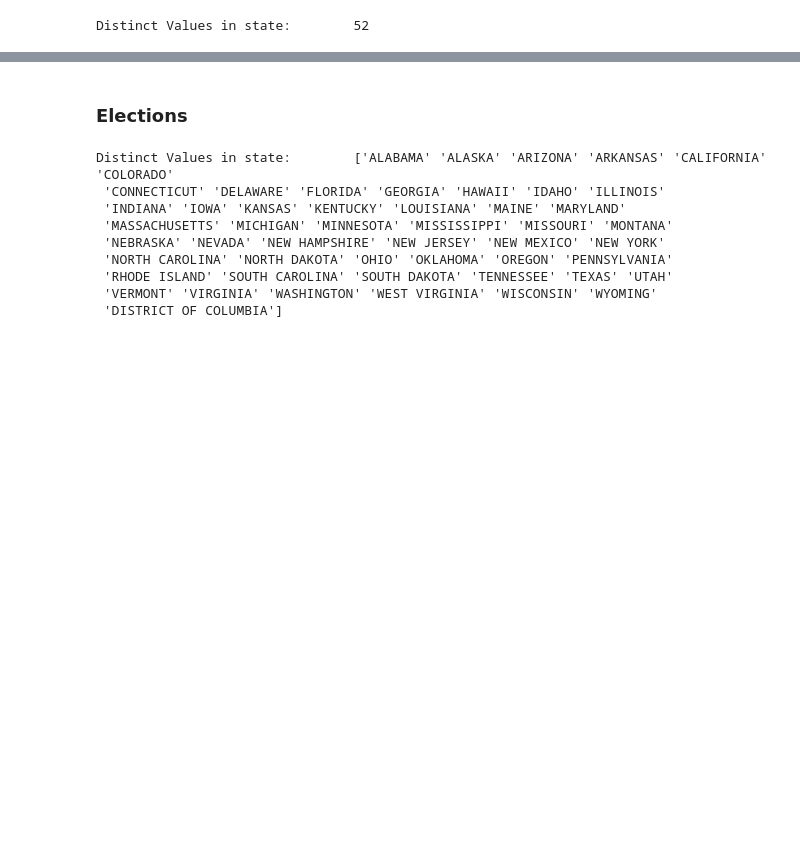
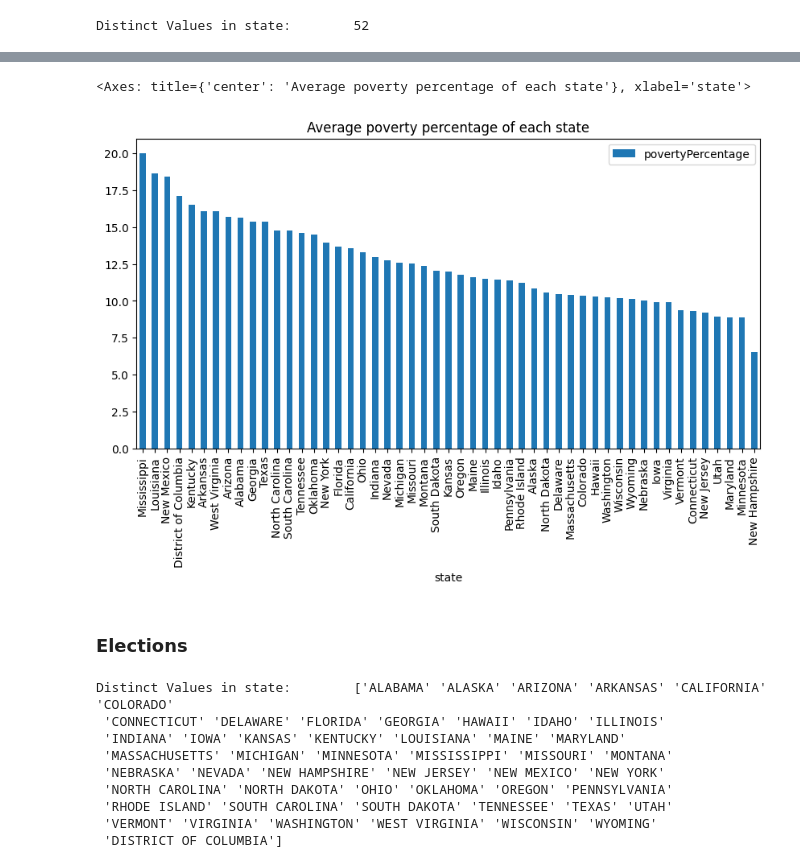
Before and after one commit to irenedovichi/DM-project, a Jupyter notebook: DataUnderstanding.ipynb, the cells around one changed output, grey strips where cells are left out. Saved outputs shown, nothing was run; the diff lists cells and outputs as text; code cells hidden in the pictures; blank space fills up the shorter version.

```diff
--- a/DataUnderstanding.ipynb
+++ b/DataUnderstanding.ipynb
@@ -215,3 +287,9 @@ Distinct Values in state:        52
+# %%
+# bar of the average poverty percentage of each state ordering by most poor state
+df_poverty[df_poverty.state != 'United States'].groupby('state').mean().sort_values(by='povertyPercentage', ascending=False).plot(kind='bar', title='Average poverty percentage of each state', y= 'povertyPercentage', figsize=(10,5))
+# %% [output]
+<Axes: title={'center': 'Average poverty percentage of each state'}, xlabel='state'>
+[figure, added]
 # %% [markdown]
 ### Elections
 # %%
```
Also changed, not shown: parts of 27 cells of this notebook, 1 other file.
